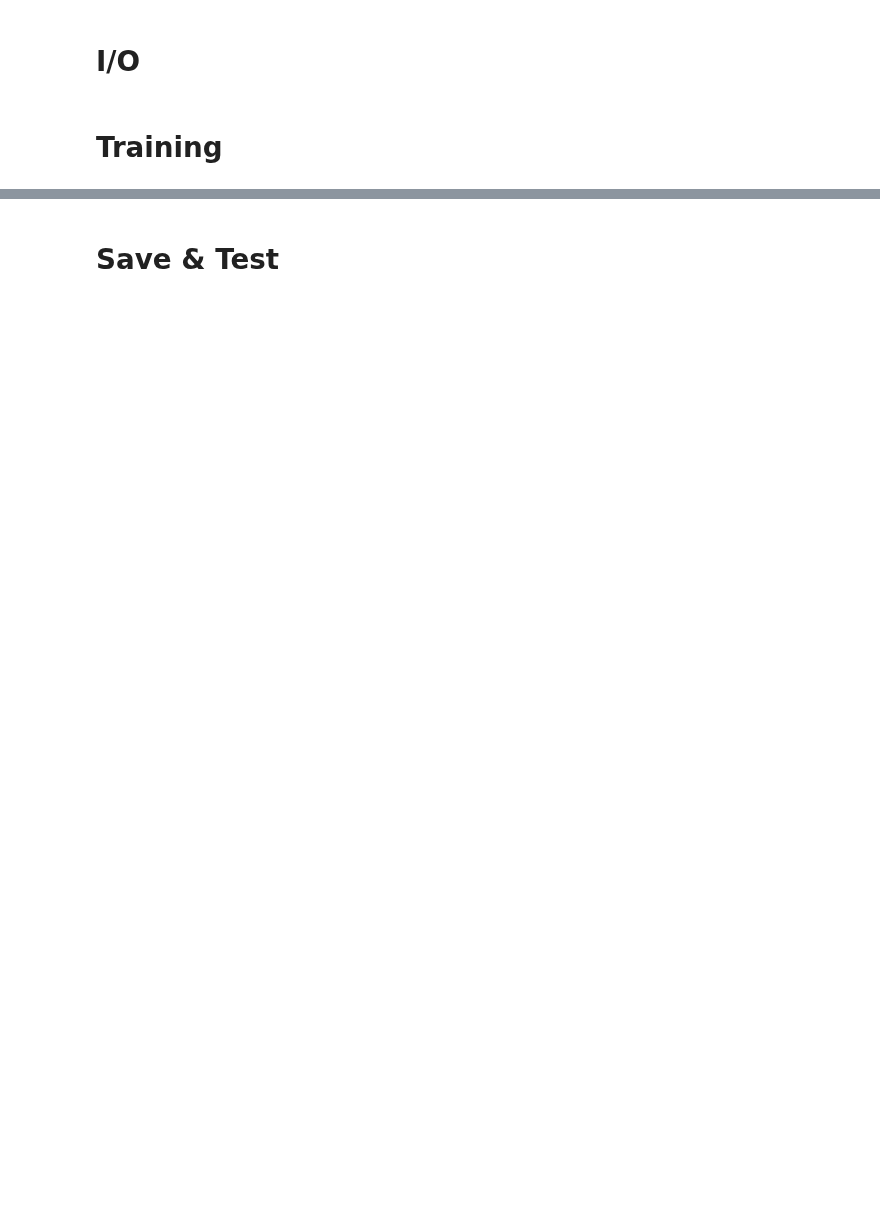
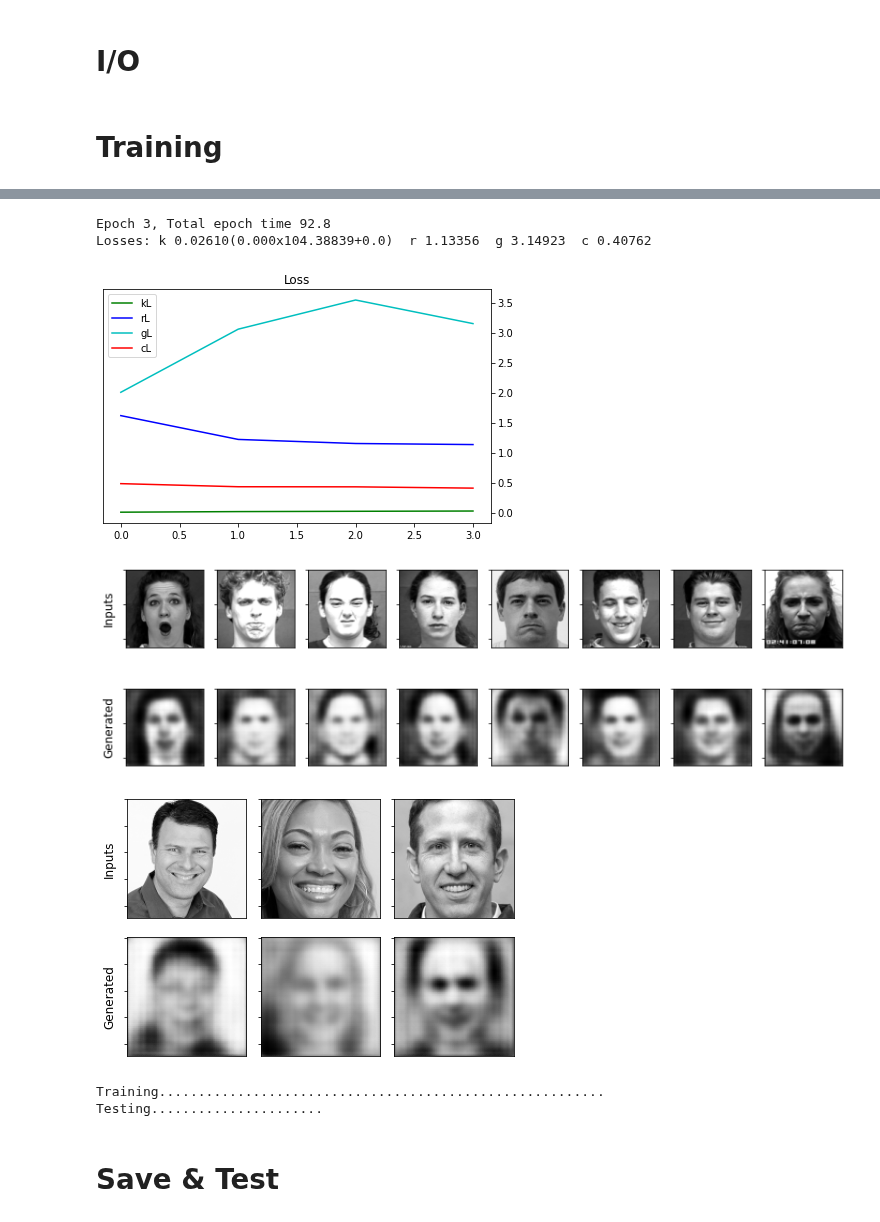
Before and after one commit to willtc111/StoicNet, a Jupyter notebook: Trainer.ipynb, the cells around one changed output, grey strips where cells are left out. Saved outputs shown, nothing was run; the diff lists cells and outputs as text; code cells hidden in the pictures; blank space fills up the shorter version.

Commit message:
Removed usage of ReconstructionMult.  Tweaking to fit new landscape.

```diff
--- a/Trainer.ipynb
+++ b/Trainer.ipynb
@@ -287,7 +298,7 @@ def add_noise(x):
 #@tf.function
 def compute_apply_gradients(enc, dec, crt, x, encOptimizer, decOptimizer, crtOptimizer, Wkl, Wrl, C):
     with tf.GradientTape(persistent=True) as tape:
-        encLoss, decLoss, crtLoss = compute_loss(enc, dec, crt, x, Wkl, Wrl, C)
+        encLoss, decLoss, crtLoss = compute_loss(enc, dec, crt, x, Wkl, Wrl, C, GANmode=False)
 
     gradients_of_enc = tape.gradient(encLoss, enc.trainable_variables)
     gradients_of_dec = tape.gradient(decLoss, dec.trainable_variables)
@@ -333,7 +344,8 @@ def compute_ALL_loss(enc, dec, crt, x):
 
     # Reconstruction Loss (RMSE)
     generated_images = generateDist(dec, mean, logvar)
-    reconstructionLoss = tf.math.multiply(reconstructionMult, tf.math.sqrt(tf.reduce_mean(tf.math.square(tf.math.subtract(x, generated_images)))))
+    #tf.math.multiply(reconstructionMult, tf.math.sqrt(tf.reduce_mean(tf.math.square(tf.math.subtract(x, generated_images)))))
+    reconstructionLoss = tf.math.sqrt(tf.reduce_mean(tf.math.square(tf.math.subtract(x, generated_images))))
 
     real_scores = crt(x)    # May want to add noise?
     fake_scores = crt(generated_images)
@@ -522,7 +537,7 @@ random_images_for_generation = [image_features['imageExpressive'] for image_feat
 
 encOptimizer = tf.keras.optimizers.Adam(learning_rate=0.00005, beta_1=0.5)
 decOptimizer = tf.keras.optimizers.Adam(learning_rate=0.00005, beta_1=0.5)
-crtOptimizer = tf.keras.optimizers.Adam(learning_rate=0.0005, beta_1=0.5)
+crtOptimizer = tf.keras.optimizers.Adam(learning_rate=0.0001, beta_1=0.5)
 
 encoder = Encoder(latent_dim)
 decoder = Decoder(latent_dim)
@@ -539,13 +556,13 @@ else:
 # %%
 # Wkl (aka beta) weighs KL Divergence loss, limiting encoding capacity
-Wkl = tf.convert_to_tensor(1.0, dtype=tf.float32)
-max_Wkl = 1.0
-Wkl_ramp_start = 1   # Ramps up
+Wkl = tf.convert_to_tensor(0.015, dtype=tf.float32)
+max_Wkl = 0.001
+Wkl_ramp_start = -1   # Ramps up
 Wkl_ramp_end = 15
 
 # Wrl weighs reconstruction loss
-Wrl = tf.convert_to_tensor(0.5, dtype=tf.float32)
-max_Wrl = 1.0
+Wrl = tf.convert_to_tensor(5.0, dtype=tf.float32)
+max_Wrl = 5.0
 Wrl_ramp_start = 1   # Ramps up
 Wrl_ramp_end = 15
 
@@ -610,34 +627,42 @@ for epoch in range(startEpoch, epochs):
 
     kl_base = kloss.result().numpy()
     kl = tf.add(tf.math.multiply(kloss.result(), Wkl), C).numpy()
     rl = tf.math.multiply(rloss.result(), Wrl).numpy()
     gl = gloss.result().numpy()
     cl = closs.result().numpy()
     ls = ls + [(kl, rl, gl, cl)]
 
     end_time = time.time()
 
     # Output
     display.clear_output(wait=False)
     print('Epoch {0}, Total epoch time {1:.1f}'.format(epoch, end_time-start_time))
-    print('Losses: k {0:.5f}({1:.1f}x{2:.5f}+{3:.1f})  r {4:.5f}  g {5:.5f}  c {6:.5f}'.format(
+    print('Losses: k {0:.5f}({1:.3f}x{2:.5f}+{3:.1f})  r {4:.5f}  g {5:.5f}  c {6:.5f}'.format(
             kl, Wkl, kl_base, C, rl, gl, cl))
     plot_ALL_loss(ls)
     display_imgs_ratings(random_images_for_generation)
     #save_images(epoch, random_vector_for_generation)
     display_novel_images()
 
 
     # Save the model from time to time or if you get a new record (after sufficient training)
     if epoch > 20 and kl + rl + gl < bestLoss:
         bestLoss = kl + rl + gl
         save_StoicNet("TEMP_BEST_MODEL")
         print("*Saved new best*")
     elif (epoch + 1) % 5 == 0:
         save_StoicNet("TEMP_SAVE")
 
     tf.keras.backend.clear_session()
     start_time = time.time()
+# %% [output]
+Epoch 3, Total epoch time 92.8
+Losses: k 0.02610(0.000x104.38839+0.0)  r 1.13356  g 3.14923  c 0.40762
+[figure, added]
+[figure, added]
+[figure, added]
+Training.........................................................
+Testing......................
 # %% [markdown]
 # Save & Test
 # %%
```
Also changed, not shown: parts of 6 cells of this notebook.
